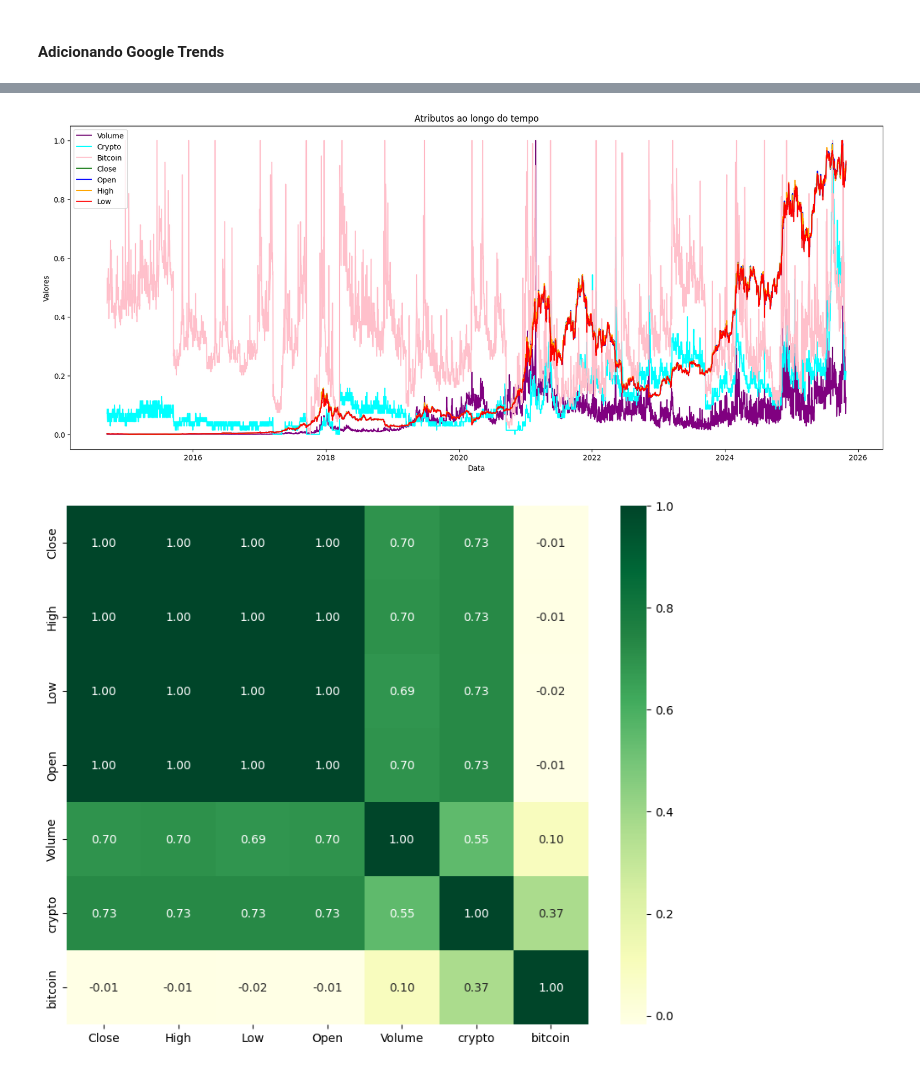
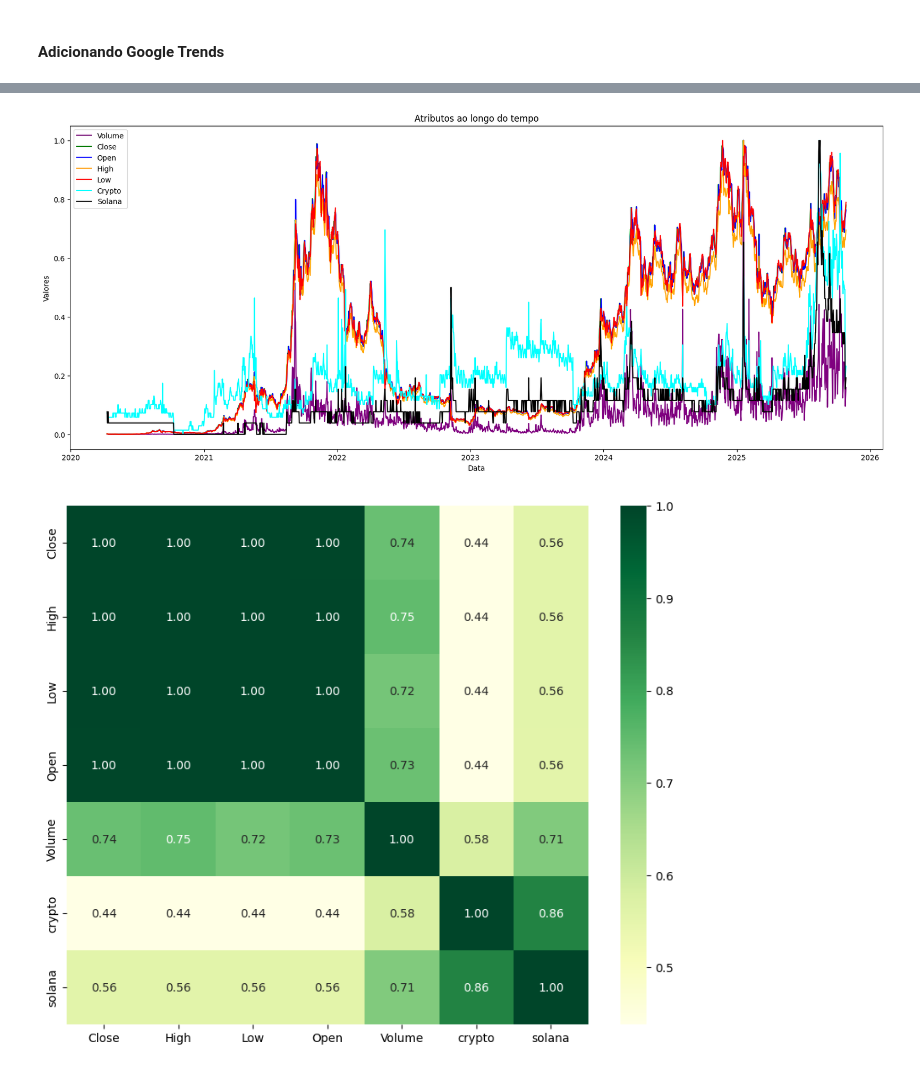
Before and after one commit to gusdiaso/crypto_predict, a Jupyter notebook: notebooks/SOL/02_data_sol_eda.ipynb, the cells around one changed output, grey strips where cells are left out. Saved outputs shown, nothing was run; the diff lists cells and outputs as text; code cells hidden in the pictures.

Commit message:
add: novos dados solana e ethereum

```diff
--- a/notebooks/SOL/02_data_sol_eda.ipynb
+++ b/notebooks/SOL/02_data_sol_eda.ipynb
@@ -56,7 +56,7 @@ import time
 pytrends = TrendReq(hl='en-US', tz=360)
 
 # Termos que você quer pesquisar
-kw_list = ["crypto", "solana"]
+kw_list = ["crypto", "solana", "bitcoin"]
 
 # Função para gerar intervalos anuais entre datas inicial e final
 def generate_halfyear_intervals(start_year, start_month, start_day, end_year, end_month, end_day):
@@ -72,7 +72,7 @@ def generate_halfyear_intervals(start_year, start_month, start_day, end_year, en
         current_start = current_end + pd.DateOffset(days=1)
     return intervals
 
-intervals = generate_halfyear_intervals(2014, 9, 17, 2025, 10, 27)
+intervals = generate_halfyear_intervals(2020, 4, 10, 2025, 10, 27)
 
 dfs = []
 
@@ -132,6 +127,6 @@ interest_over_time_df.head(10)
 # %%
 # Seleciona apenas as colunas de interesse do Google Trends
-trends_cols = interest_over_time_df[["crypto", "bitcoin"]]
+trends_cols = interest_over_time_df[["crypto", "solana", "bitcoin"]]
 
 # Faz o merge pelo índice de datas
 data_merged = data.merge(trends_cols, left_index=True, right_index=True, how='left')
@@ -162,3 +159,3 @@ crypto    0
 dtype: int64
 # %%
-data_merged.drop(columns="bitcoin")
+data_merged = data_merged.drop(columns="bitcoin")
@@ -186,25 +168,25 @@ data_scaled = pd.DataFrame(scaled_data, columns=data_merged.columns, index=data_
 # %%
 plt.figure(figsize=(20,8))
 
 plt.plot(data_scaled.index, data_scaled['Volume'], label='Volume', color='purple')
-plt.plot(data_scaled.index, data_scaled['crypto'], label='Crypto', color='cyan')
-plt.plot(data_scaled.index, data_scaled['bitcoin'], label='Bitcoin', color='pink')
 plt.plot(data_scaled.index, data_scaled['Close'], label='Close', color='green')
 plt.plot(data_scaled.index, data_scaled['Open'], label='Open', color='blue')
 plt.plot(data_scaled.index, data_scaled['High'], label='High', color='orange')
 plt.plot(data_scaled.index, data_scaled['Low'], label='Low', color='red')
+plt.plot(data_scaled.index, data_scaled['crypto'], label='Crypto', color='cyan')
+plt.plot(data_scaled.index, data_scaled['solana'], label='Solana', color='black')
 
 
 plt.title('Atributos ao longo do tempo')
 plt.xlabel('Data')
 plt.ylabel('Valores')
 plt.legend()
 plt.show()
 # %% [output]
-[figure, old version]
+[figure, new version]
 # %%
 plt.figure(figsize=(10, 8))
 sns.heatmap(data_merged.corr(), annot=True, cmap="YlGn", fmt=".2f")
 plt.show()
 # %% [output]
-[figure, old version]
+[figure, new version]
```
Also changed, not shown: parts of 6 cells of this notebook, 7 other files.
